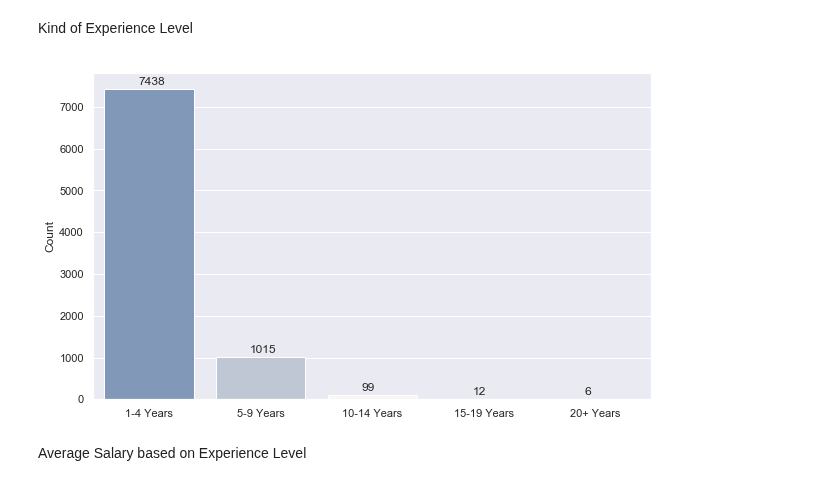
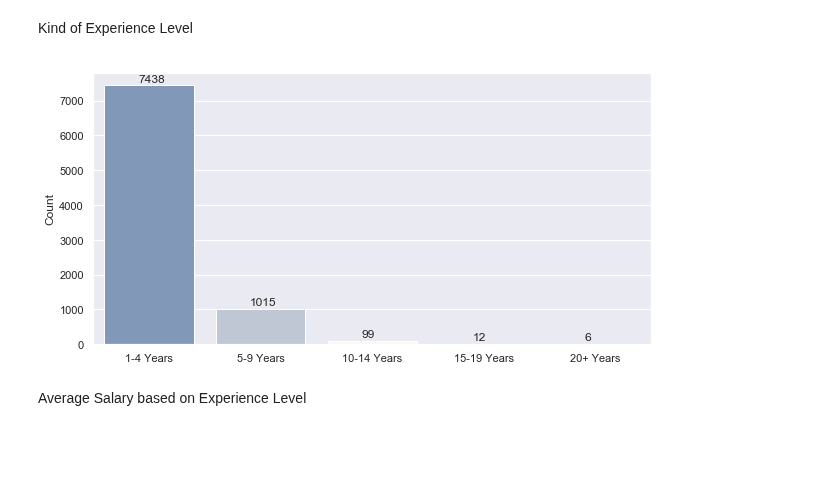
Before and after one commit to Reosta-Pratama/Project-Prediction, a Jupyter notebook: project.ipynb, the cells around one changed output. Drawn from its saved outputs; the diff is of its cells as text; code cells hidden in the pictures; blank space fills up the shorter version.

```diff
--- a/project.ipynb
+++ b/project.ipynb
@@ -131,17 +132,16 @@ for i in dataset['experience_level']:
 dataset['type_of_experience'] = type_exp
 # %%
 countEXP = sns.load_dataset("tips")
-sns.set(rc={'figure.figsize':(10, 6)})
 barExp = sns.countplot(data = countCL, x = dataset["type_of_experience"], palette="vlag", order = dataset["type_of_experience"].value_counts().index)
 plt.ylabel("Count")
 plt.xlabel("")
 
 for p, label in zip(barExp.patches, dataset["type_of_experience"].value_counts()):
     barExp.annotate(label, (p.get_x() + 0.3, p.get_height() + 100))
 
 plt.show()
 # %% [output]
-[figure, old version]
+[figure, new version]
 # %% [markdown]
 Average Salary based on Experience Level
 # %%
```
Also changed, not shown: parts of 5 cells of this notebook, 2 other files.
